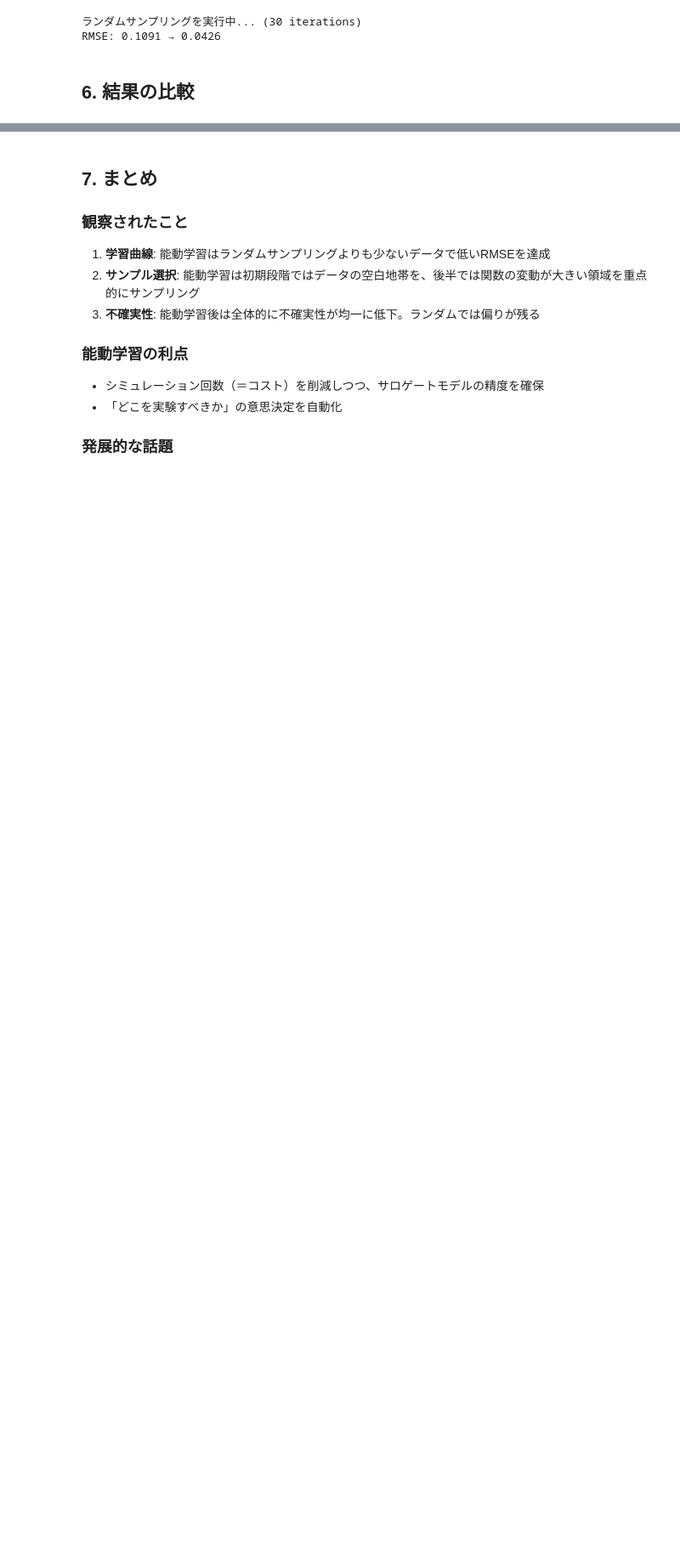
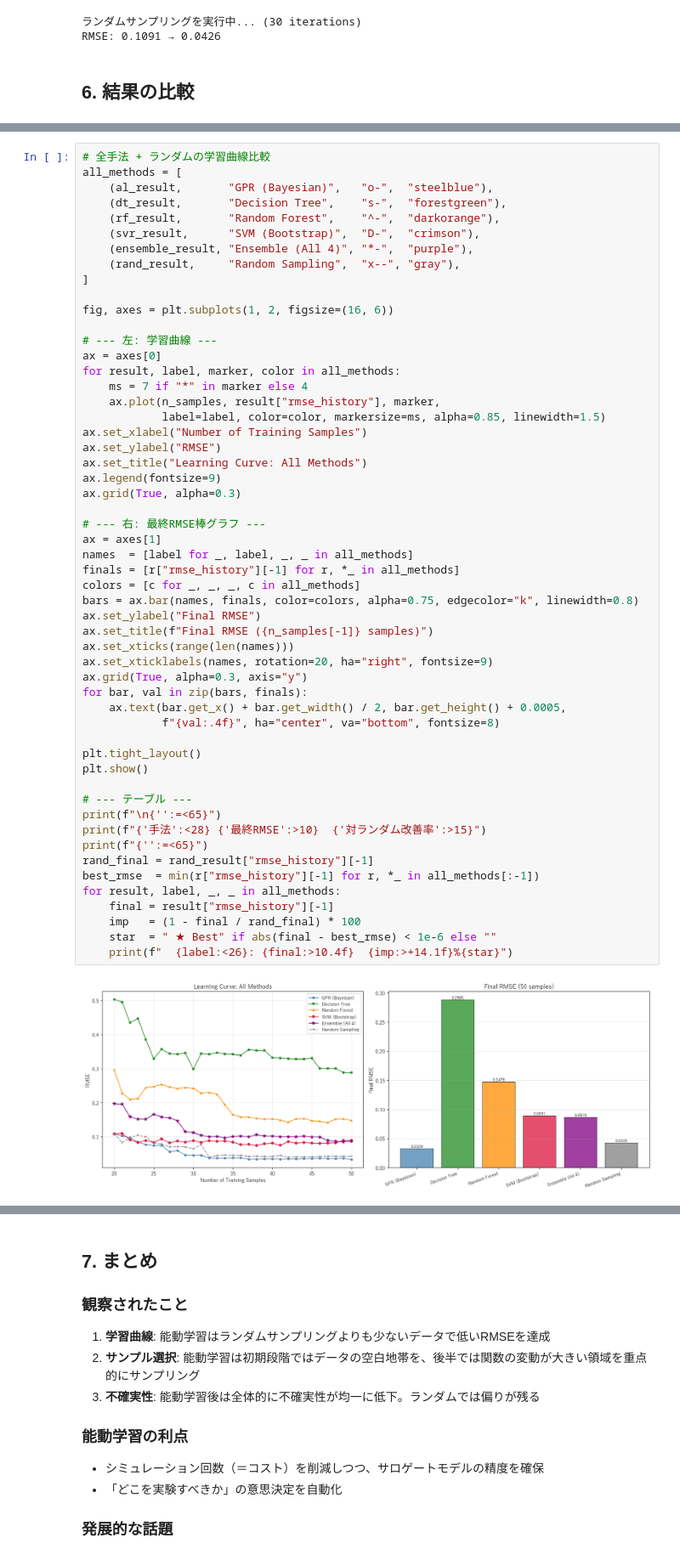
Before and after one commit to AkihisaHasebe/65.active_learning, a Jupyter notebook: active_learning_demo.ipynb, the cells around one changed output, grey strips where cells are left out. Shown at 85% size. Saved outputs shown, nothing was run; the diff lists cells and outputs as text; blank space fills up the shorter version.

```diff
--- a/active_learning_demo.ipynb
+++ b/active_learning_demo.ipynb
@@ -398,0 +733,56 @@ plt.show()
+# %%
+# 全手法 + ランダムの学習曲線比較
+all_methods = [
+    (al_result,       "GPR (Bayesian)",   "o-",  "steelblue"),
+    (dt_result,       "Decision Tree",    "s-",  "forestgreen"),
+    (rf_result,       "Random Forest",    "^-",  "darkorange"),
+    (svr_result,      "SVM (Bootstrap)",  "D-",  "crimson"),
+    (ensemble_result, "Ensemble (All 4)", "*-",  "purple"),
+    (rand_result,     "Random Sampling",  "x--", "gray"),
+]
+
+fig, axes = plt.subplots(1, 2, figsize=(16, 6))
+
+# --- 左: 学習曲線 ---
+ax = axes[0]
+for result, label, marker, color in all_methods:
+    ms = 7 if "*" in marker else 4
+    ax.plot(n_samples, result["rmse_history"], marker,
+            label=label, color=color, markersize=ms, alpha=0.85, linewidth=1.5)
+ax.set_xlabel("Number of Training Samples")
+ax.set_ylabel("RMSE")
+ax.set_title("Learning Curve: All Methods")
+ax.legend(fontsize=9)
+ax.grid(True, alpha=0.3)
+
+# --- 右: 最終RMSE棒グラフ ---
+ax = axes[1]
+names  = [label for _, label, _, _ in all_methods]
+finals = [r["rmse_history"][-1] for r, *_ in all_methods]
+colors = [c for _, _, _, c in all_methods]
+bars = ax.bar(names, finals, color=colors, alpha=0.75, edgecolor="k", linewidth=0.8)
+ax.set_ylabel("Final RMSE")
+ax.set_title(f"Final RMSE ({n_samples[-1]} samples)")
+ax.set_xticks(range(len(names)))
+ax.set_xticklabels(names, rotation=20, ha="right", fontsize=9)
+ax.grid(True, alpha=0.3, axis="y")
+for bar, val in zip(bars, finals):
+    ax.text(bar.get_x() + bar.get_width() / 2, bar.get_height() + 0.0005,
+            f"{val:.4f}", ha="center", va="bottom", fontsize=8)
+
+plt.tight_layout()
+plt.show()
+
+# --- テーブル ---
+print(f"\n{'':=<65}")
+print(f"{'手法':<28} {'最終RMSE':>10}  {'対ランダム改善率':>15}")
+print(f"{'':=<65}")
+rand_final = rand_result["rmse_history"][-1]
+best_rmse  = min(r["rmse_history"][-1] for r, *_ in all_methods[:-1])
+for result, label, _, _ in all_methods:
+    final = result["rmse_history"][-1]
+    imp   = (1 - final / rand_final) * 100
+    star  = " ★ Best" if abs(final - best_rmse) < 1e-6 else ""
+    print(f"  {label:<26}: {final:>10.4f}  {imp:>+14.1f}%{star}")
+# %% [output]
+[figure, added]
```
Also changed, not shown: parts of 20 cells of this notebook.
